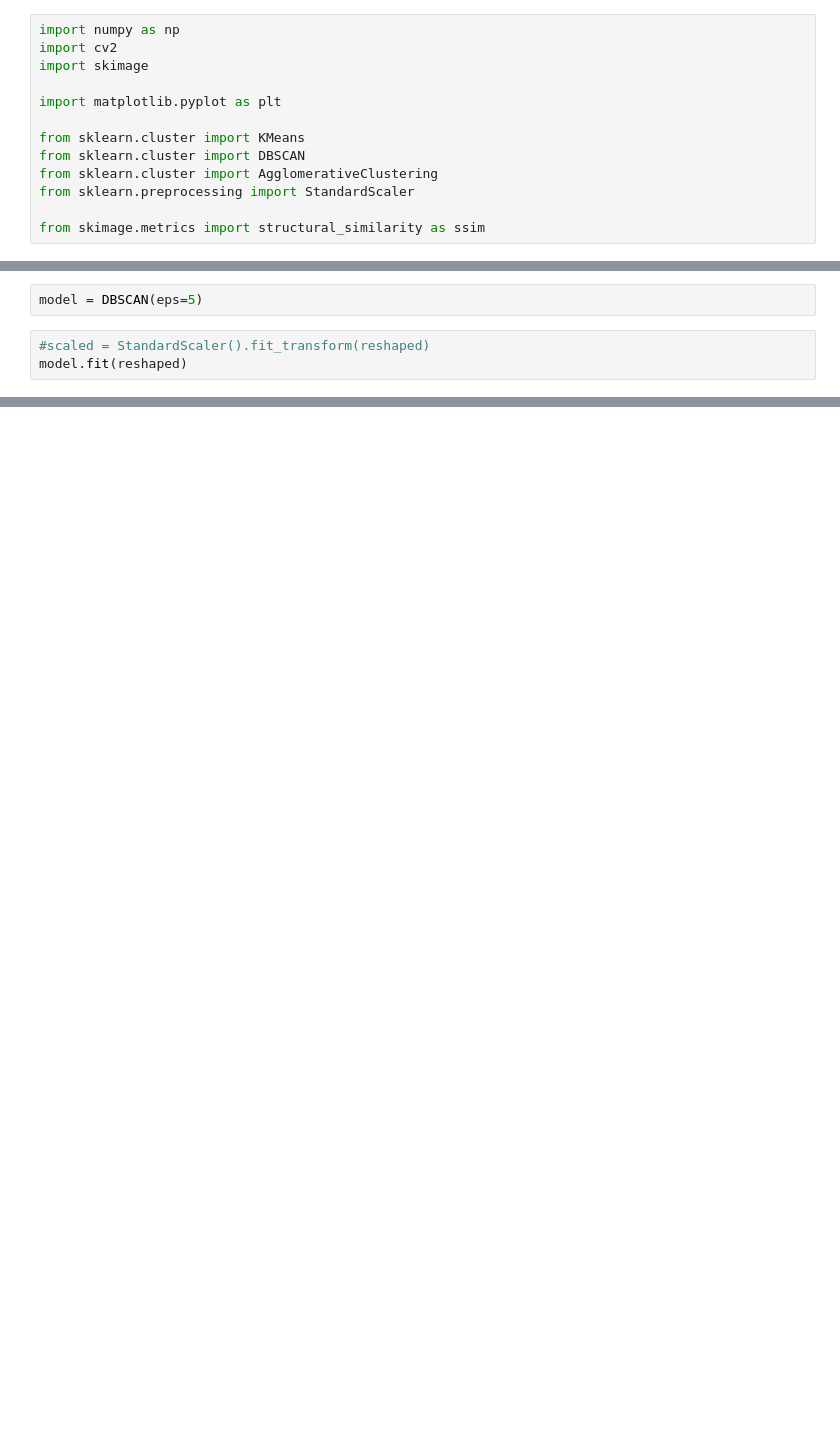
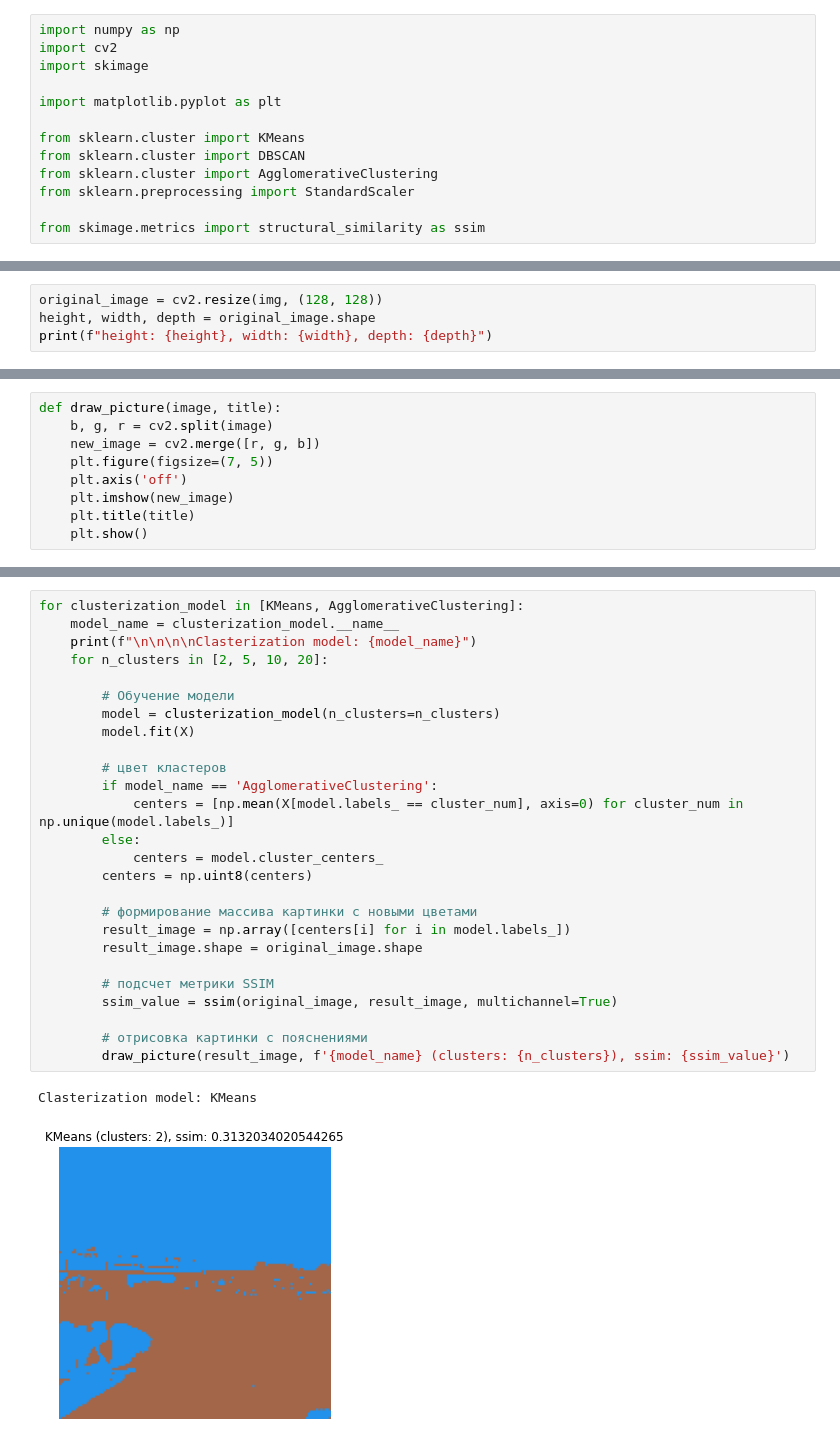
Before and after one commit to grant88/education, a Jupyter notebook: 6.machine_learning_data_science/clustering.ipynb, the cells around one changed output, grey strips where cells are left out. Cells and saved outputs as stored; diff of their text form; blank space fills up the shorter version.

```diff
--- a/6.machine_learning_data_science/clustering.ipynb
+++ b/6.machine_learning_data_science/clustering.ipynb
@@ -91,5 +17,0 @@ array([[    0,   114],
-# %%
-model = DBSCAN(eps=5)
-# %%
-#scaled = StandardScaler().fit_transform(reshaped)
-model.fit(reshaped)
@@ -118,0 +25,4 @@ draw_picture(res, 'Picture')
+# %%
+original_image = cv2.resize(img, (128, 128))
+height, width, depth = original_image.shape
+print(f"height: {height}, width: {width}, depth: {depth}")
@@ -118,0 +37,9 @@ draw_picture(res, 'Picture')
+# %%
+def draw_picture(image, title):
+    b, g, r = cv2.split(image)
+    new_image = cv2.merge([r, g, b])
+    plt.figure(figsize=(7, 5))
+    plt.axis('off')
+    plt.imshow(new_image)
+    plt.title(title)
+    plt.show()
@@ -118,0 +79,29 @@ draw_picture(res, 'Picture')
+# %%
+for clusterization_model in [KMeans, AgglomerativeClustering]:
+    model_name = clusterization_model.__name__
+    print(f"\n\n\n\nClasterization model: {model_name}")
+    for n_clusters in [2, 5, 10, 20]:
+
+        # Обучение модели
+        model = clusterization_model(n_clusters=n_clusters)
+        model.fit(X)
+
+        # цвет кластеров
+        if model_name == 'AgglomerativeClustering':
+            centers = [np.mean(X[model.labels_ == cluster_num], axis=0) for cluster_num in np.unique(model.labels_)]
+        else:
+            centers = model.cluster_centers_
+        centers = np.uint8(centers)
+
+        # формирование массива картинки с новыми цветами
+        result_image = np.array([centers[i] for i in model.labels_])
+        result_image.shape = original_image.shape
+
+        # подсчет метрики SSIM
+        ssim_value = ssim(original_image, result_image, multichannel=True)
+
+        # отрисовка картинки с пояснениями
+        draw_picture(result_image, f'{model_name} (clusters: {n_clusters}), ssim: {ssim_value}')
+# %% [output]
+Clasterization model: KMeans
+[figure, added]
```
Also changed, not shown: parts of 37 cells of this notebook.
